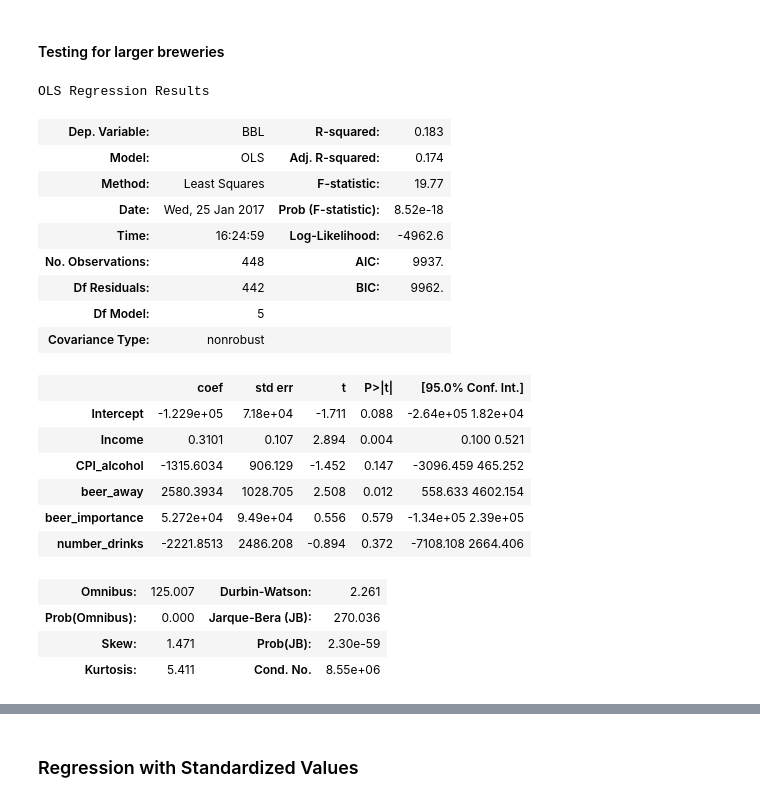
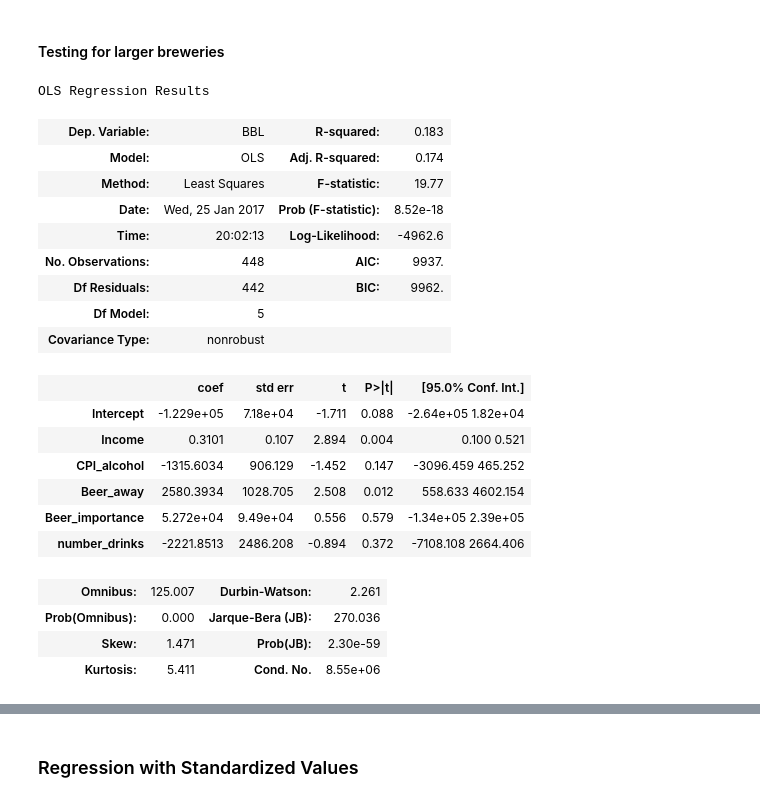
Before and after one commit to RFortney88/ds-sf-29, a Jupyter notebook: projects/final-projects/05-presentation/RFortney.Final Project.ipynb, the cells around one changed output, grey strips where cells are left out. Drawn from its saved outputs; the diff is of its cells as text; code cells hidden in the pictures.

```diff
--- a/projects/final-projects/05-presentation/RFortney.Final Project.ipynb
+++ b/projects/final-projects/05-presentation/RFortney.Final Project.ipynb
@@ -221,3 +227,7 @@ sb.plt.show()
 ### Testing for coefficients of similar premium products
 # %% [markdown]
 #### Testing for larger breweries
+# %%
+large_brews.columns = ['Brewery Name', 'State', 'BBL', 'Year', 'Size', 'Region', 'Coffee_Rev','Pet_Food','Wine_gallons','Income','CPI_alcohol','Beer_away','Beer_importance', 'number_drinks', 'Wineries']
+micro_brews.columns = ['Brewery Name', 'State', 'BBL', 'Year', 'Size', 'Region', 'Coffee_Rev','Pet_Food','Wine_gallons','Income','CPI_alcohol','Beer_away','Beer_importance', 'number_drinks', 'Wineries']
+test_brews.columns = ['Brewery Name', 'State', 'BBL', 'Year', 'Size', 'Region', 'Coffee_Rev','Pet_Food','Wine_gallons','Income','CPI_alcohol','Beer_away','Beer_importance', 'number_drinks', 'Wineries']
@@ -274,26 +294,26 @@ OLS Regression Results
 # %% [markdown]
 #### Testing for larger breweries
 # %%
-income_test = smf.ols(formula='BBL ~ Income + CPI_alcohol + beer_away + beer_importance + number_drinks', data=large_brews).fit()
+income_test = smf.ols(formula='BBL ~ Income + CPI_alcohol + Beer_away + Beer_importance + number_drinks', data=large_brews).fit()
 
 income_test.summary()
 # %% [output]
 OLS Regression Results
 | Dep. Variable: | BBL | R-squared: | 0.183 |
 | Model: | OLS | Adj. R-squared: | 0.174 |
 | Method: | Least Squares | F-statistic: | 19.77 |
 | Date: | Wed, 25 Jan 2017 | Prob (F-statistic): | 8.52e-18 |
-| Time: | 16:24:59 | Log-Likelihood: | -4962.6 |
+| Time: | 20:02:13 | Log-Likelihood: | -4962.6 |
 | No. Observations: | 448 | AIC: | 9937. |
 | Df Residuals: | 442 | BIC: | 9962. |
 | Df Model: | 5 |  |  |
 | Covariance Type: | nonrobust |  |  |
 |  | coef | std err | t | P>|t| | [95.0% Conf. Int.] |
 | Intercept | -1.229e+05 | 7.18e+04 | -1.711 | 0.088 | -2.64e+05 1.82e+04 |
 | Income | 0.3101 | 0.107 | 2.894 | 0.004 | 0.100 0.521 |
 | CPI_alcohol | -1315.6034 | 906.129 | -1.452 | 0.147 | -3096.459 465.252 |
-| beer_away | 2580.3934 | 1028.705 | 2.508 | 0.012 | 558.633 4602.154 |
-| beer_importance | 5.272e+04 | 9.49e+04 | 0.556 | 0.579 | -1.34e+05 2.39e+05 |
+| Beer_away | 2580.3934 | 1028.705 | 2.508 | 0.012 | 558.633 4602.154 |
+| Beer_importance | 5.272e+04 | 9.49e+04 | 0.556 | 0.579 | -1.34e+05 2.39e+05 |
 | number_drinks | -2221.8513 | 2486.208 | -0.894 | 0.372 | -7108.108 2664.406 |
 | Omnibus: | 125.007 | Durbin-Watson: | 2.261 |
 | Prob(Omnibus): | 0.000 | Jarque-Bera (JB): | 270.036 |
```
Also changed, not shown: parts of 8 cells of this notebook.
